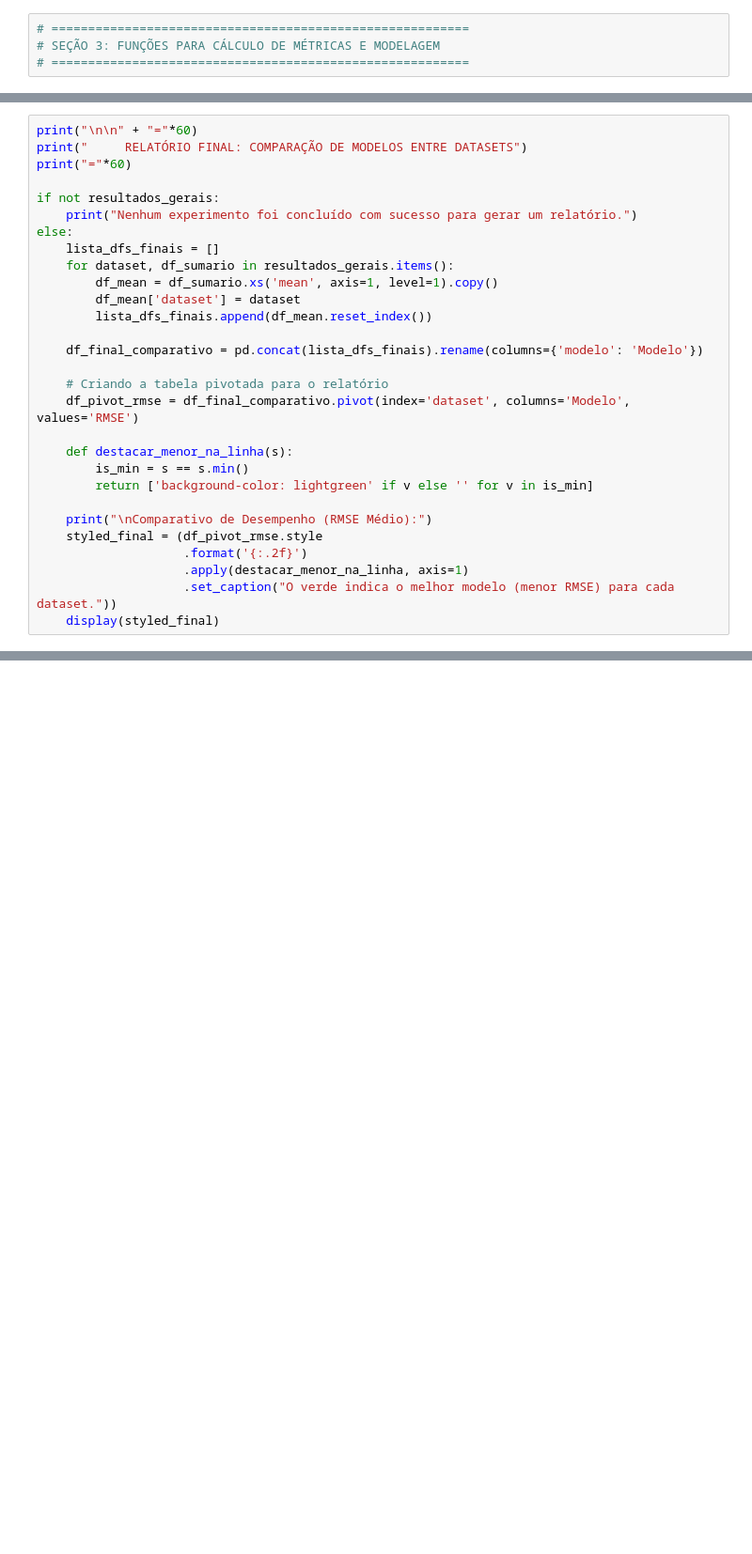
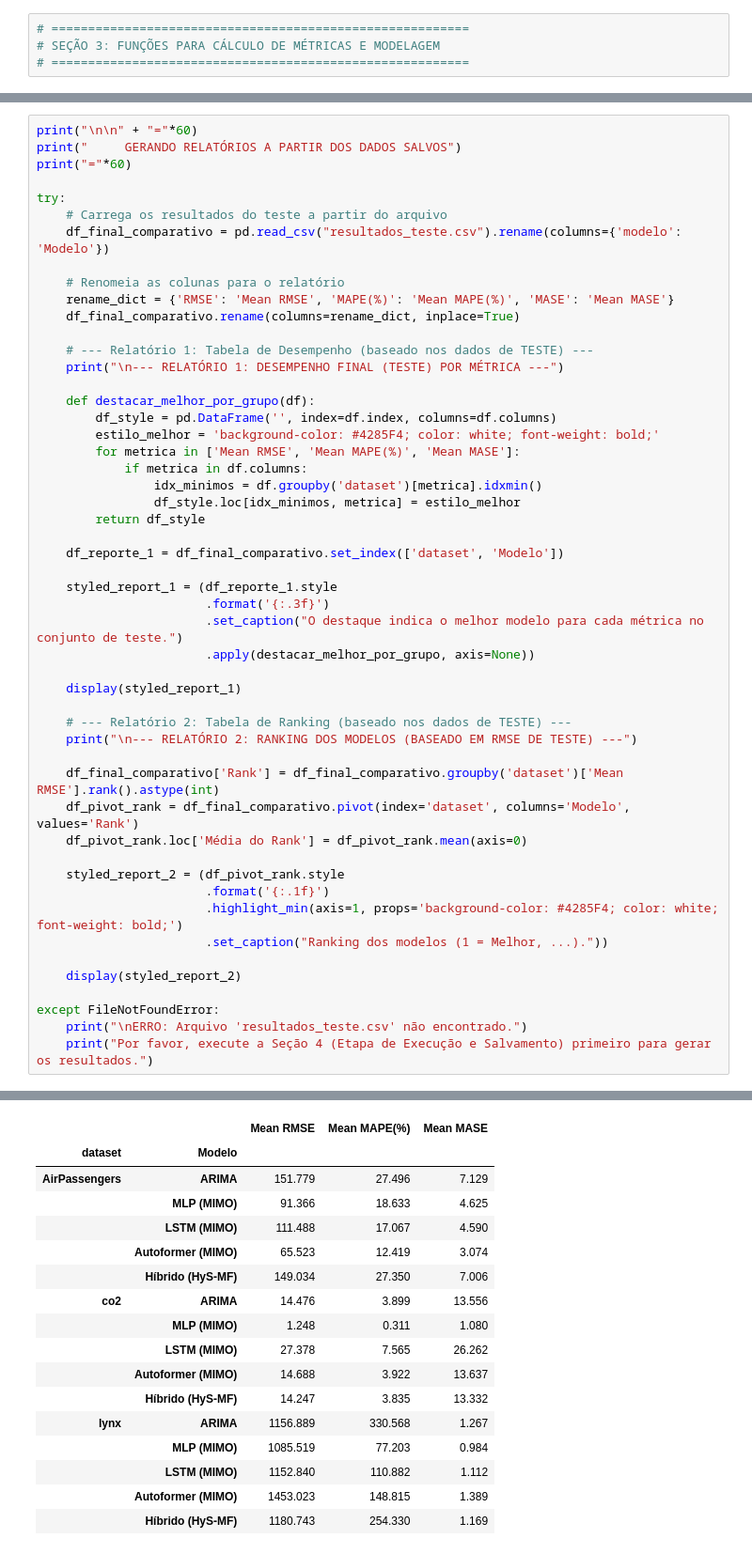
Before and after one commit to flaviohnm/hybrid_system, a Jupyter notebook: hybrid.ipynb, the cells around one changed output, grey strips where cells are left out. Shown: that part at 94% size. Drawn from its saved outputs; the diff is of its cells as text; blank space fills up the shorter version.

```diff
--- a/hybrid.ipynb
+++ b/hybrid.ipynb
@@ -319,31 +301,53 @@ HPU available: False, using: 0 HPUs
 # %%
 print("\n\n" + "="*60)
-print("     RELATÓRIO FINAL: COMPARAÇÃO DE MODELOS ENTRE DATASETS")
+print("     GERANDO RELATÓRIOS A PARTIR DOS DADOS SALVOS")
 print("="*60)
 
-if not resultados_gerais:
-    print("Nenhum experimento foi concluído com sucesso para gerar um relatório.")
-else:
-    lista_dfs_finais = []
-    for dataset, df_sumario in resultados_gerais.items():
-        df_mean = df_sumario.xs('mean', axis=1, level=1).copy()
-        df_mean['dataset'] = dataset
-        lista_dfs_finais.append(df_mean.reset_index())
+try:
+    # Carrega os resultados do teste a partir do arquivo
+    df_final_comparativo = pd.read_csv("resultados_teste.csv").rename(columns={'modelo': 'Modelo'})
 
-    df_final_comparativo = pd.concat(lista_dfs_finais).rename(columns={'modelo': 'Modelo'})
+    # Renomeia as colunas para o relatório
+    rename_dict = {'RMSE': 'Mean RMSE', 'MAPE(%)': 'Mean MAPE(%)', 'MASE': 'Mean MASE'}
+    df_final_comparativo.rename(columns=rename_dict, inplace=True)
 
-    # Criando a tabela pivotada para o relatório
-    df_pivot_rmse = df_final_comparativo.pivot(index='dataset', columns='Modelo', values='RMSE')
+    # --- Relatório 1: Tabela de Desempenho (baseado nos dados de TESTE) ---
+    print("\n--- RELATÓRIO 1: DESEMPENHO FINAL (TESTE) POR MÉTRICA ---")
 
-    def destacar_menor_na_linha(s):
-        is_min = s == s.min()
-        return ['background-color: lightgreen' if v else '' for v in is_min]
+    def destacar_melhor_por_grupo(df):
+        df_style = pd.DataFrame('', index=df.index, columns=df.columns)
+        estilo_melhor = 'background-color: #4285F4; color: white; font-weight: bold;'
+        for metrica in ['Mean RMSE', 'Mean MAPE(%)', 'Mean MASE']:
+            if metrica in df.columns:
+                idx_minimos = df.groupby('dataset')[metrica].idxmin()
+                df_style.loc[idx_minimos, metrica] = estilo_melhor
+        return df_style
 
-    print("\nComparativo de Desempenho (RMSE Médio):")
-    styled_final = (df_pivot_rmse.style
-                    .format('{:.2f}')
-                    .apply(destacar_menor_na_linha, axis=1)
-                    .set_caption("O verde indica o melhor modelo (menor RMSE) para cada dataset."))
-    display(styled_final)
+    df_reporte_1 = df_final_comparativo.set_index(['dataset', 'Modelo'])
+
+    styled_report_1 = (df_reporte_1.style
+                       .format('{:.3f}')
+                       .set_caption("O destaque indica o melhor modelo para cada métrica no conjunto de teste.")
+                       .apply(destacar_melhor_por_grupo, axis=None))
+
+    display(styled_report_1)
+
+    # --- Relatório 2: Tabela de Ranking (baseado nos dados de TESTE) ---
+    print("\n--- RELATÓRIO 2: RANKING DOS MODELOS (BASEADO EM RMSE DE TESTE) ---")
+
+    df_final_comparativo['Rank'] = df_final_comparativo.groupby('dataset')['Mean RMSE'].rank().astype(int)
+    df_pivot_rank = df_final_comparativo.pivot(index='dataset', columns='Modelo', values='Rank')
+    df_pivot_rank.loc['Média do Rank'] = df_pivot_rank.mean(axis=0)
+
+    styled_report_2 = (df_pivot_rank.style
+                       .format('{:.1f}')
+                       .highlight_min(axis=1, props='background-color: #4285F4; color: white; font-weight: bold;')
+                       .set_caption("Ranking dos modelos (1 = Melhor, ...)."))
+
+    display(styled_report_2)
+
+except FileNotFoundError:
+    print("\nERRO: Arquivo 'resultados_teste.csv' não encontrado.")
+    print("Por favor, execute a Seção 4 (Etapa de Execução e Salvamento) primeiro para gerar os resultados.")
 # %% [output]
 ============================================================
@@ -352,0 +359,17 @@ Nenhum experimento foi concluído com sucesso para gerar um relatório.
+|  |  | Mean RMSE | Mean MAPE(%) | Mean MASE |
+| dataset | Modelo |  |  |  |
+| AirPassengers | ARIMA | 151.779 | 27.496 | 7.129 |
+|  | MLP (MIMO) | 91.366 | 18.633 | 4.625 |
+|  | LSTM (MIMO) | 111.488 | 17.067 | 4.590 |
+|  | Autoformer (MIMO) | 65.523 | 12.419 | 3.074 |
+|  | Híbrido (HyS-MF) | 149.034 | 27.350 | 7.006 |
+| co2 | ARIMA | 14.476 | 3.899 | 13.556 |
+|  | MLP (MIMO) | 1.248 | 0.311 | 1.080 |
+|  | LSTM (MIMO) | 27.378 | 7.565 | 26.262 |
+|  | Autoformer (MIMO) | 14.688 | 3.922 | 13.637 |
+|  | Híbrido (HyS-MF) | 14.247 | 3.835 | 13.332 |
+| lynx | ARIMA | 1156.889 | 330.568 | 1.267 |
+|  | MLP (MIMO) | 1085.519 | 77.203 | 0.984 |
+|  | LSTM (MIMO) | 1152.840 | 110.882 | 1.112 |
+|  | Autoformer (MIMO) | 1453.023 | 148.815 | 1.389 |
+|  | Híbrido (HyS-MF) | 1180.743 | 254.330 | 1.169 |
```
Also changed, not shown: parts of 12 cells of this notebook.
